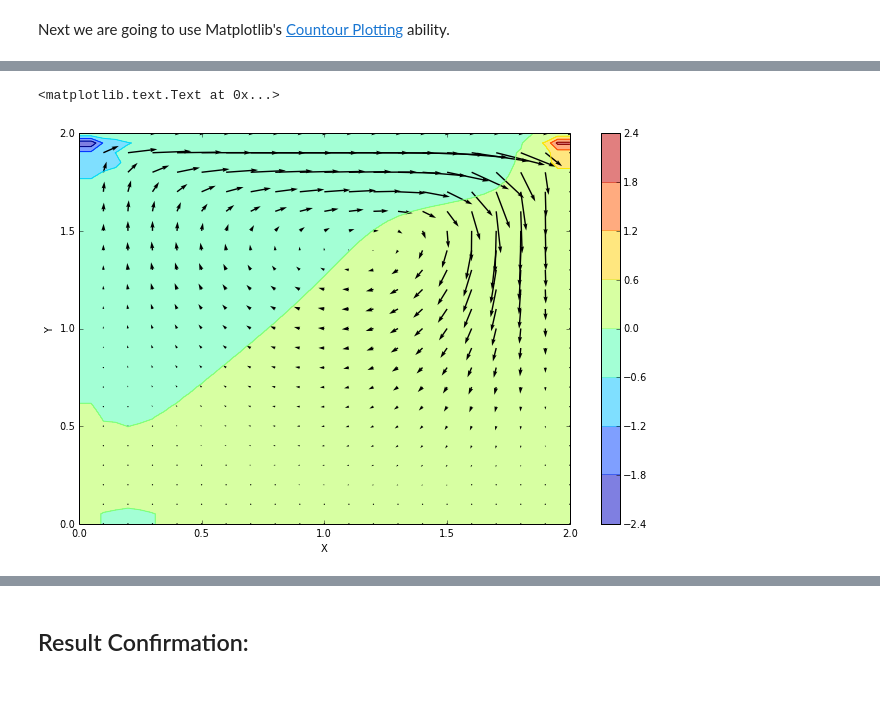
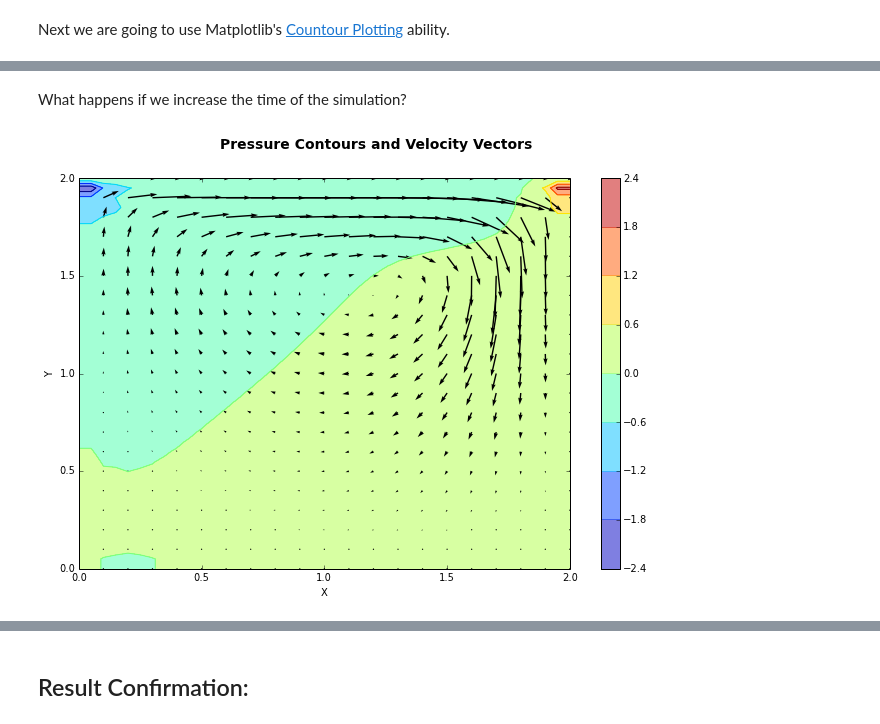
Before and after one commit to cbell14/Navier_Stokes_Acoustics, a Jupyter notebook: Final Project -- 2D Finite Difference NS & Acoustic Solver.ipynb, the cells around one changed output, grey strips where cells are left out. Drawn from its saved outputs; the diff is of its cells as text; code cells hidden in the pictures; blank space fills up the shorter version.

Commit message:
Add Acoustic Solver
Acoustic Solver added, several visualizations of NS added, initial
visualization of acoustics, typo fixes

```diff
--- a/Final Project -- 2D Finite Difference NS & Acoustic Solver.ipynb
+++ b/Final Project -- 2D Finite Difference NS & Acoustic Solver.ipynb
@@ -116,8 +148,6 @@ rcParams['figure.figsize'] = (10.0, 8.0)
 # %%
 nx = 41 #number of x grid points
 ny = 41 #number of y grid points
-nt = 500 #number of time steps
-#nit = 81 #pseudo time for P
 dt = .001 #size of time steps
 dx = 2.0/(nx-1) #size of x steps
 dy = 2.0/(ny-1) #size of y steps
@@ -269,6 +298,12 @@ def Burger2D(u, v, P, dt, dx, dy, rho, nu, nt):
 
 
     for n in range(1,nt):
+        Pn=P.copy()
+        if n > 1: #acoustic solver
+            P[1:-1,1:-1] = (((c**2)*(dt**2))/(dx**2)) * (Pn[1:-1,2:] -2*Pn[1:-1,1:-1] + Pn[1:-1,0:-2])+\
+                (((c**2)*(dt**2))/(dx**2)) * (Pn[2:,1:-1] -2*Pn[1:-1,1:-1] + Pn[0:-2,1:-1])+\
+                2*Pn[1:-1,1:-1] - Pn1[1:-1,1:-1]
+
         un = u.copy()
         vn = v.copy()
         bn = b_ij(u, v, dx, dy, rho)
@@ -300,6 +335,8 @@ def Burger2D(u, v, P, dt, dx, dy, rho, nu, nt):
         v[:,-1] = 0
         u[-1,:] = 0
 
+        Pn1=Pn.copy()
+
     #calculating Vorticity (taking the curl)
     dX = np.gradient(x)
     dY = np.gradient(y)
@@ -316,17 +371,20 @@ Next we are going to use Matplotlib's [Countour Plotting](http://matplotlib.org/
+# %% [markdown]
+What happens if we increase the time of the simulation?
 # %%
 u = np.zeros((ny,nx))
 v = np.zeros((ny,nx))
 P = np.zeros((ny,nx))
 #b = np.zeros((ny,nx))
 nt = 1000
 u, v, P, bn, Vorticity = Burger2D(u, v, P, dt, dx, dy, rho, nu, nt)
 fig = plt.figure(figsize=(11,7), dpi=100)
-plt.contourf(X,Y,P,alpha=0.5)    ###plotting the pressure field as a contour
+plt.contourf(X,Y,P,alpha=0.5);    ###plotting the pressure field as a contour
 plt.colorbar()
-plt.contour(X,Y,P)               ###plotting the pressure field outlines
+plt.contour(X,Y,P);               ###plotting the pressure field outlines
 plt.quiver(X[::2,::2],Y[::2,::2],u[::2,::2],v[::2,::2], units='width') ##plotting velocity
 plt.xlabel('X')
 plt.ylabel('Y')
+fig.suptitle('Pressure Contours and Velocity Vectors', fontsize=14, fontweight='bold')
+plt.show()
 # %% [output]
-<matplotlib.text.Text at 0x...>
-[figure, old version]
+[figure, new version]
```
Also changed, not shown: parts of 34 cells of this notebook.
